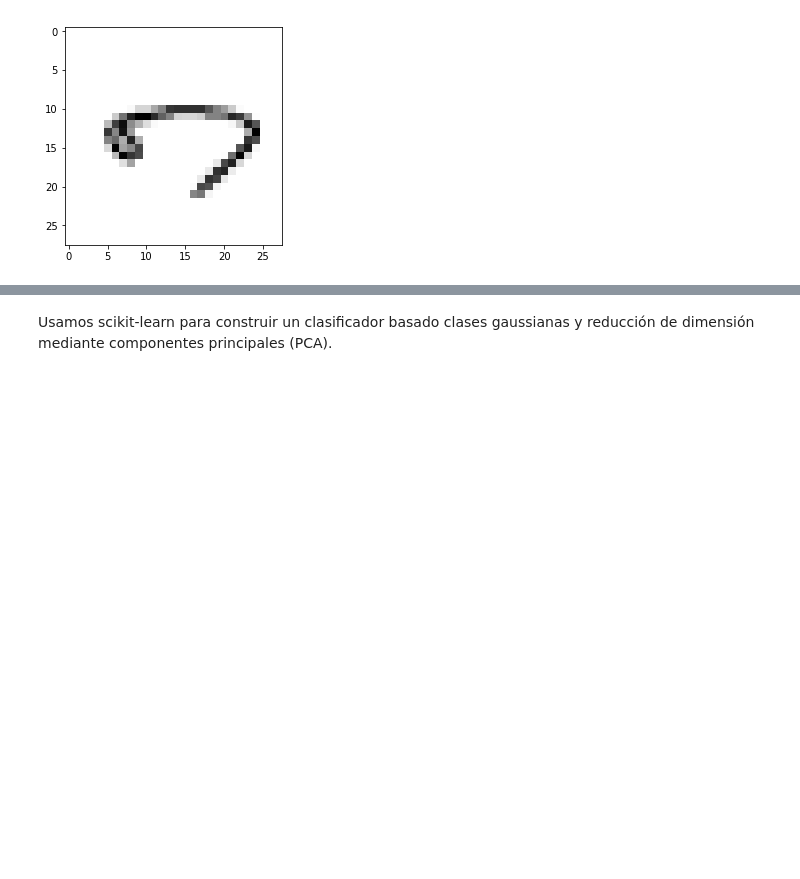
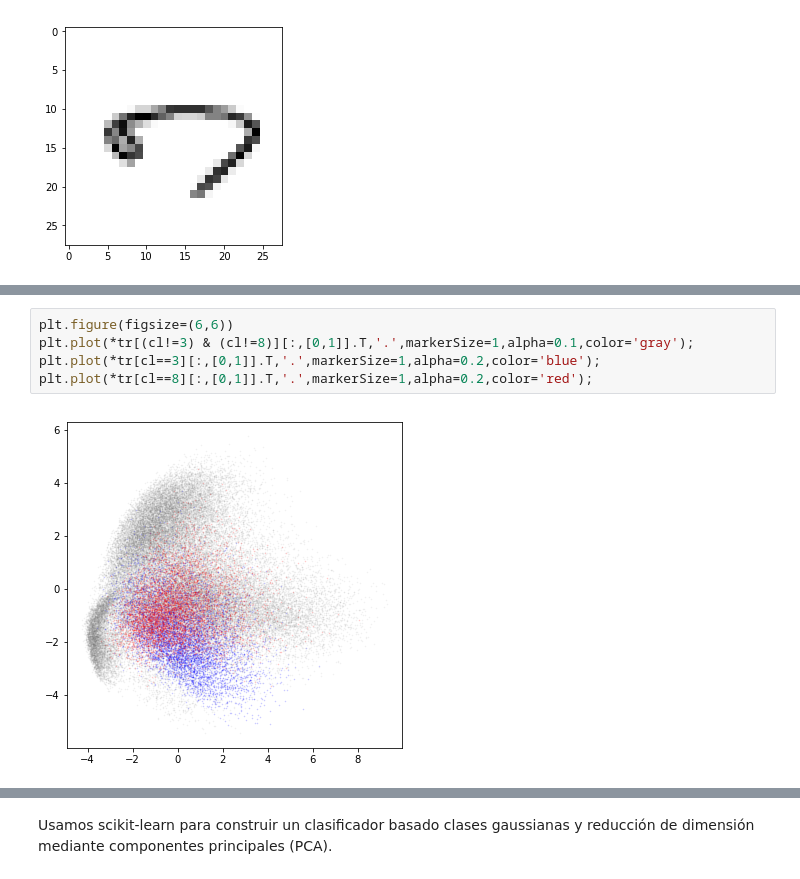
Before and after one commit to albertoruiz/umucv, a Jupyter notebook: notebooks/machine-learning.ipynb, the cells around one changed output, grey strips where cells are left out. Saved outputs shown, nothing was run; the diff lists cells and outputs as text; blank space fills up the shorter version.

```diff
--- a/notebooks/machine-learning.ipynb
+++ b/notebooks/machine-learning.ipynb
@@ -131,0 +159,7 @@ print(cl[68])
+# %%
+plt.figure(figsize=(6,6))
+plt.plot(*tr[(cl!=3) & (cl!=8)][:,[0,1]].T,'.',markerSize=1,alpha=0.1,color='gray');
+plt.plot(*tr[cl==3][:,[0,1]].T,'.',markerSize=1,alpha=0.2,color='blue');
+plt.plot(*tr[cl==8][:,[0,1]].T,'.',markerSize=1,alpha=0.2,color='red');
+# %% [output]
+[figure, added]
```
Also changed, not shown: parts of 123 cells of this notebook, 2 other files.
